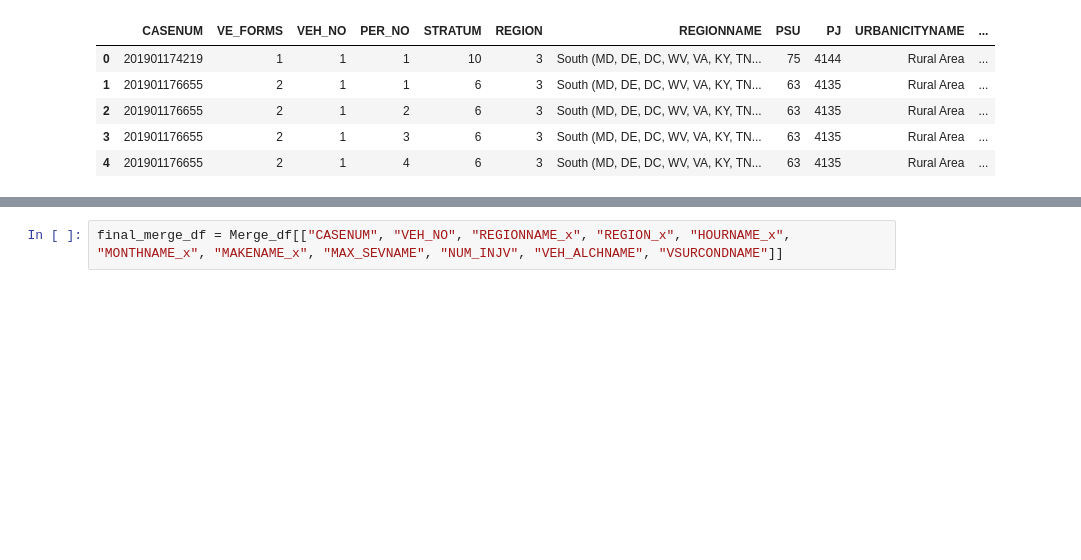
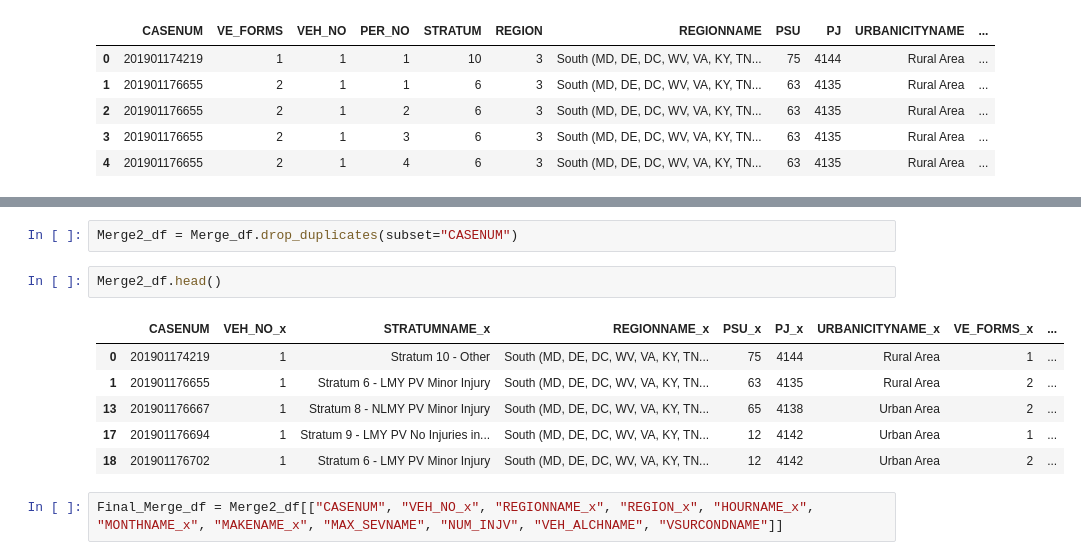
Before and after one commit to DaSamboni/project3_group2, a Jupyter notebook: main.ipynb, the cells around one changed output, grey strips where cells are left out. Cells and saved outputs as stored; diff of their text form; blank space fills up the shorter version.

```diff
--- a/main.ipynb
+++ b/main.ipynb
@@ -118,3 +105,14 @@ Merge_df.head()
-# %%
-final_merge_df = Merge_df[["CASENUM", "VEH_NO", "REGIONNAME_x", "REGION_x", "HOURNAME_x", "MONTHNAME_x", "MAKENAME_x", "MAX_SEVNAME", "NUM_INJV", "VEH_ALCHNAME", "VSURCONDNAME"]]
+# %%
+Merge2_df = Merge_df.drop_duplicates(subset="CASENUM")
+# %%
+Merge2_df.head()
+# %% [output]
+|  | CASENUM | VEH_NO_x | STRATUMNAME_x | REGIONNAME_x | PSU_x | PJ_x | URBANICITYNAME_x | VE_FORMS_x | ... |
+| 0 | 201901174219 | 1 | Stratum 10 - Other | South (MD, DE, DC, WV, VA, KY, TN... | 75 | 4144 | Rural Area | 1 | ... |
+| 1 | 201901176655 | 1 | Stratum 6 - LMY PV Minor Injury | South (MD, DE, DC, WV, VA, KY, TN... | 63 | 4135 | Rural Area | 2 | ... |
+| 13 | 201901176667 | 1 | Stratum 8 - NLMY PV Minor Injury | South (MD, DE, DC, WV, VA, KY, TN... | 65 | 4138 | Urban Area | 2 | ... |
+| 17 | 201901176694 | 1 | Stratum 9 - LMY PV No Injuries in... | South (MD, DE, DC, WV, VA, KY, TN... | 12 | 4142 | Urban Area | 1 | ... |
+| 18 | 201901176702 | 1 | Stratum 6 - LMY PV Minor Injury | South (MD, DE, DC, WV, VA, KY, TN... | 12 | 4142 | Urban Area | 2 | ... |
+# %%
+Final_Merge_df = Merge2_df[["CASENUM", "VEH_NO_x", "REGIONNAME_x", "REGION_x", "HOURNAME_x", "MONTHNAME_x", "MAKENAME_x", "MAX_SEVNAME", "NUM_INJV", "VEH_ALCHNAME", "VSURCONDNAME"]]
 # %%
```
Also changed, not shown: parts of 6 cells of this notebook, 1 other file.
